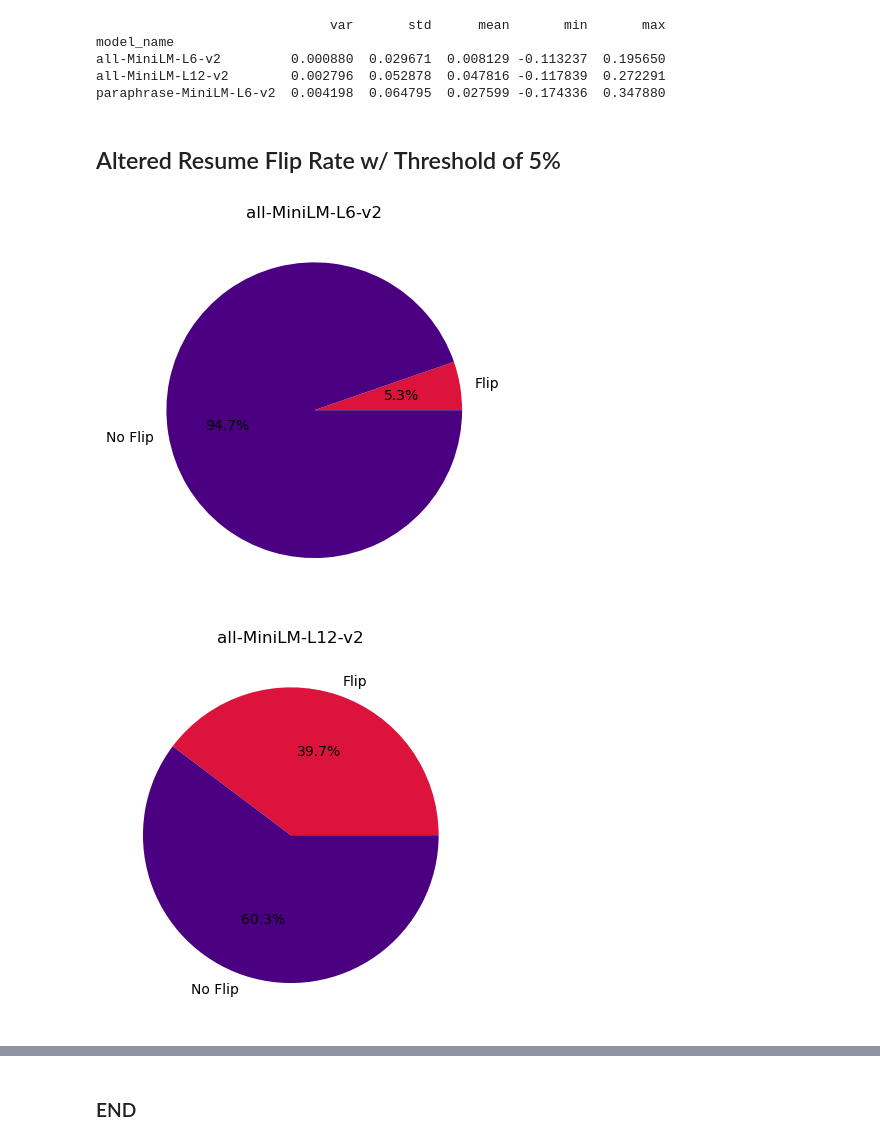
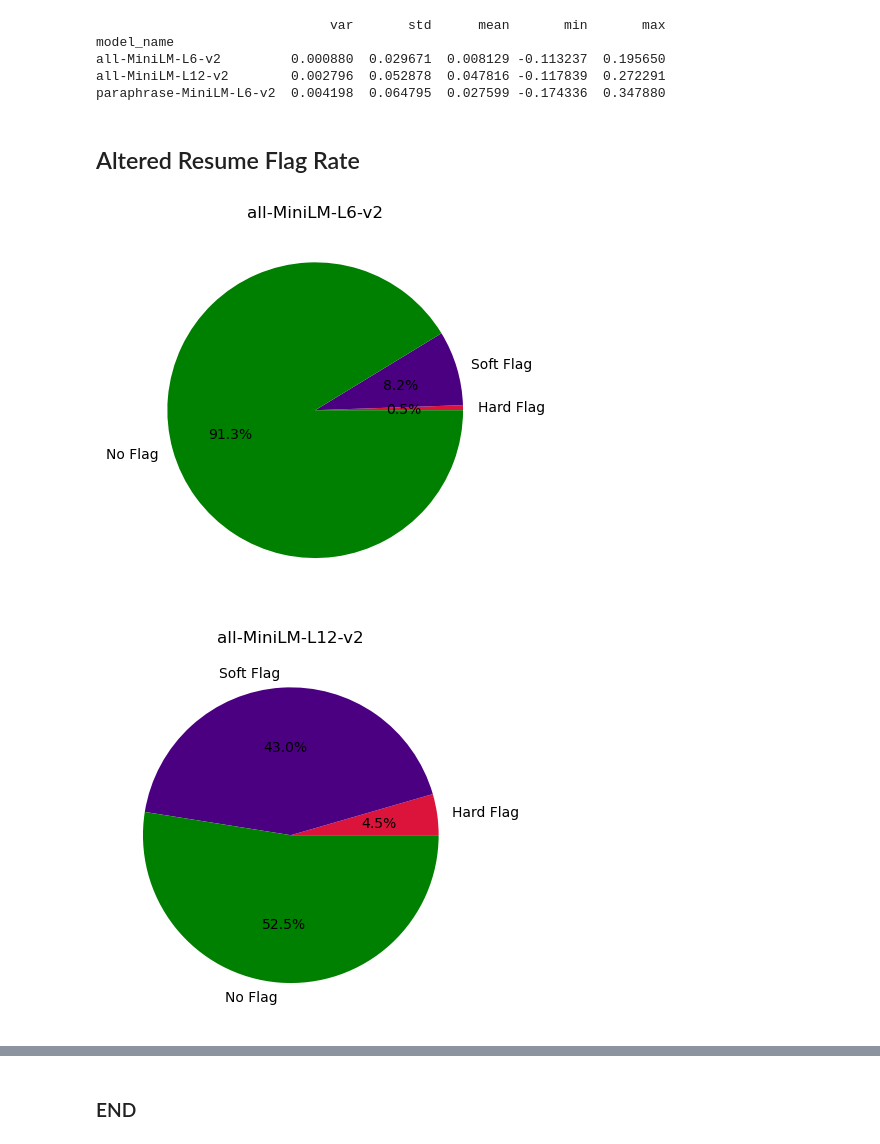
Before and after one commit to Pedagogue-Systems/ai-matching-consistency-eval, a Jupyter notebook: notebooks/model_analysis.ipynb, the cells around one changed output, grey strips where cells are left out. Drawn from its saved outputs; the diff is of its cells as text; code cells hidden in the pictures.

Commit message:
Update Model Analysis #4
Distinguish between soft (0.05-0.15) and hard (> 0.15) flags.

```diff
--- a/notebooks/model_analysis.ipynb
+++ b/notebooks/model_analysis.ipynb
@@ -194,7 +194,12 @@ def model_consistency(resumes, job_postings, models):
                 score_baseline = match(resume, job_posting, model)
                 score_variant = match(altered_resume, job_posting, model)
                 delta = score_baseline - score_variant
-                flag = 0 if abs(delta) < 0.06 else 1
+
+                flag = 0
+                if abs(delta) > 0.05 and abs(delta) < 0.15:
+                    flag = 1
+                elif abs(delta) >= 0.15:
+                    flag = 2
 
                 row = {'job_posting': f'job_{i}',
                        'resume_A': f'resume_{j}',
@@ -242,15 +247,19 @@ all-MiniLM-L6-v2         0.000880  0.029671  0.008129 -0.113237  0.195650
 all-MiniLM-L12-v2        0.002796  0.052878  0.047816 -0.117839  0.272291
 paraphrase-MiniLM-L6-v2  0.004198  0.064795  0.027599 -0.174336  0.347880
 # %% [markdown]
-## Altered Resume Flip Rate w/ Threshold of 5%
+## Altered Resume Flag Rate
 # %%
+labels = ['Hard Flag', 'Soft Flag', 'No Flag']
+colors = ['crimson', 'indigo', 'green']
+
 for model_name, model in models.items():
-    flip = len(results[(results['flag'] == 1) & (results['model_name'] == model_name)])
-    no_flip = len(results[(results['flag'] == 0) & (results['model_name'] == model_name)])
+    hard_flag = len(results[(results['flag'] == 2) & (results['model_name'] == model_name)])
+    soft_flag = len(results[(results['flag'] == 1) & (results['model_name'] == model_name)])
+    no_flag = len(results[(results['flag'] == 0) & (results['model_name'] == model_name)])
 
-    plt.pie([flip, no_flip], labels=['Flip', 'No Flip'], colors=['crimson', 'indigo'], autopct='%1.1f%%')
+    plt.pie([hard_flag, soft_flag, no_flag], labels=labels, colors=colors, autopct='%1.1f%%')
     plt.title(model_name)
     plt.show()
 # %% [output]
-[figure, old version]
+[figure, new version]
-[figure, old version]
+[figure, new version]
```
Also changed, not shown: parts of 1 cell of this notebook.
